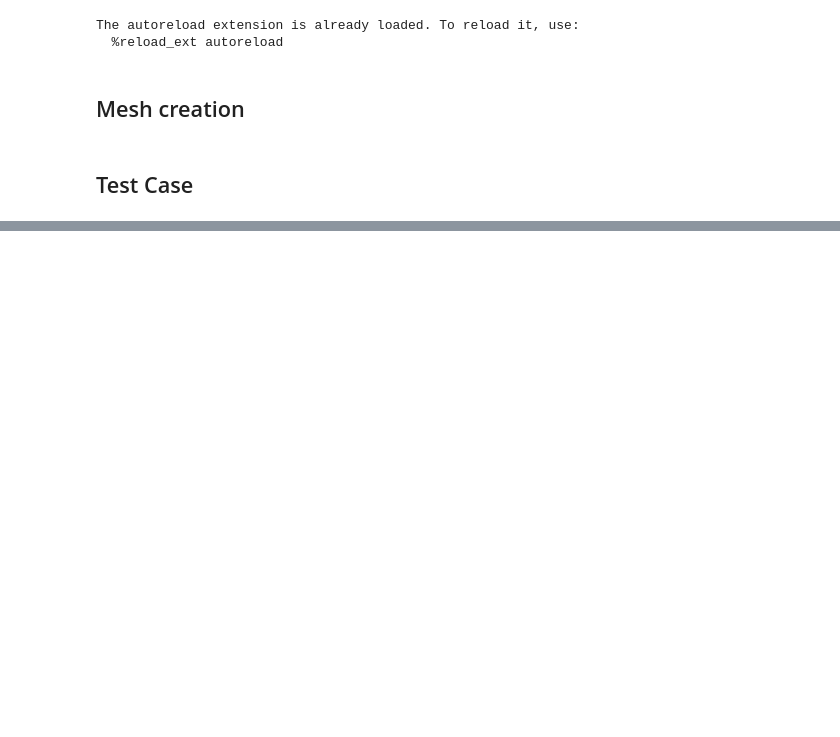
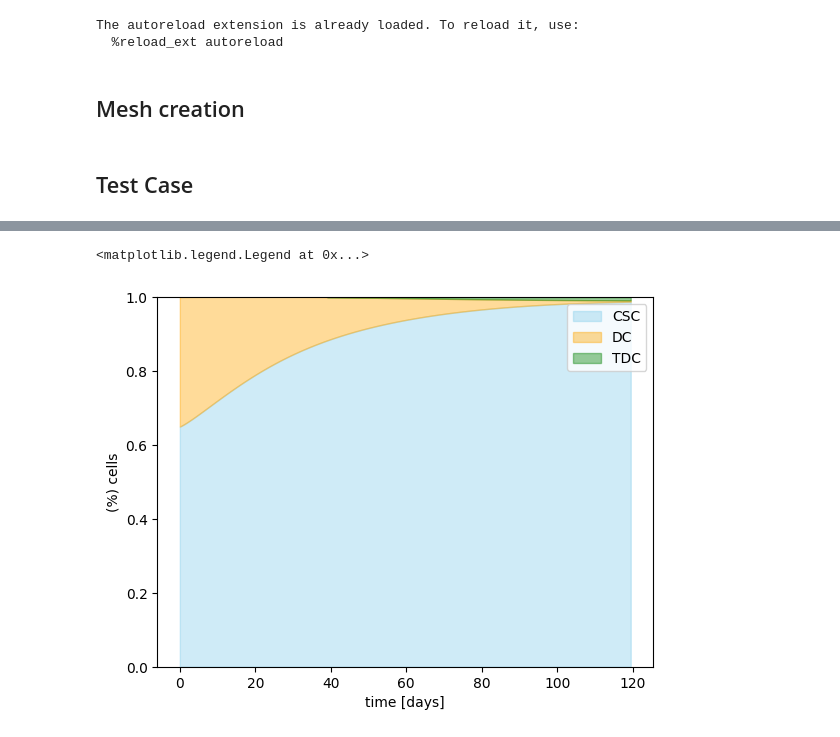
Before and after one commit to saragazzoni/Master_Thesis, a Jupyter notebook: Model2D/main.ipynb, the cells around one changed output, grey strips where cells are left out. Saved outputs shown, nothing was run; the diff lists cells and outputs as text; code cells hidden in the pictures; blank space fills up the shorter version.

```diff
--- a/Model2D/main.ipynb
+++ b/Model2D/main.ipynb
@@ -73,0 +74,18 @@ plt.plot(ctot)
+# %%
+csc = np.load(path_sol + '/csc_mass.npy')
+dc = np.load(path_sol + '/dc_mass.npy')
+tdc = np.load(path_sol + '/tdc_mass.npy')
+#plt.plot(time01,csc)
+#plt.plot(time01,csc+dc)
+time=np.arange(0,120,0.5)
+plt.fill_between(time, csc, color='skyblue', alpha=0.4)
+plt.fill_between(time, csc+dc, csc, where=(csc+dc > csc), color='orange', alpha=0.4)
+plt.fill_between(time, 1, csc+dc, where=(1 > csc+dc), color='green', alpha=0.4)
+plt.ylim([0,1])
+#plt.xlim([0,150])
+plt.ylabel('(%) cells')
+plt.xlabel('time [days]')
+plt.legend(['CSC','DC','TDC'])
+# %% [output]
+<matplotlib.legend.Legend at 0x...>
+[figure, added]
```
Also changed, not shown: parts of 3 cells of this notebook, 4 other files.
